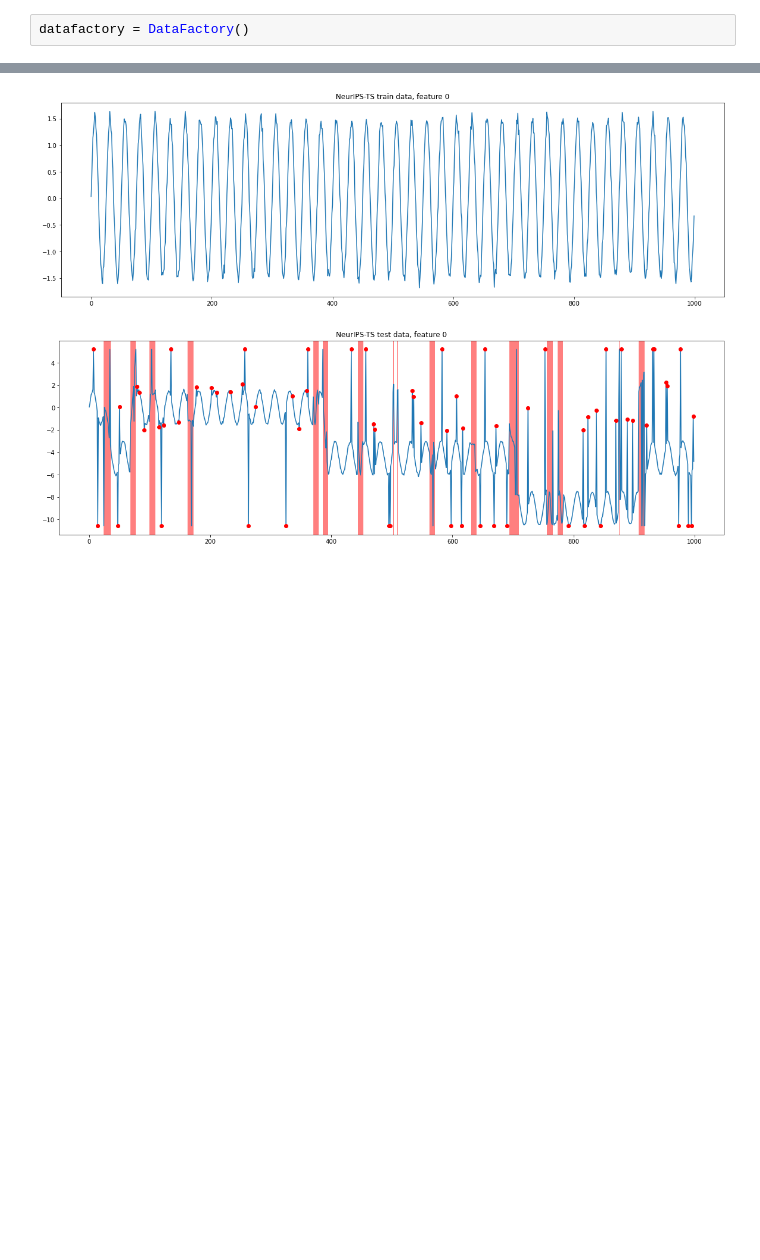
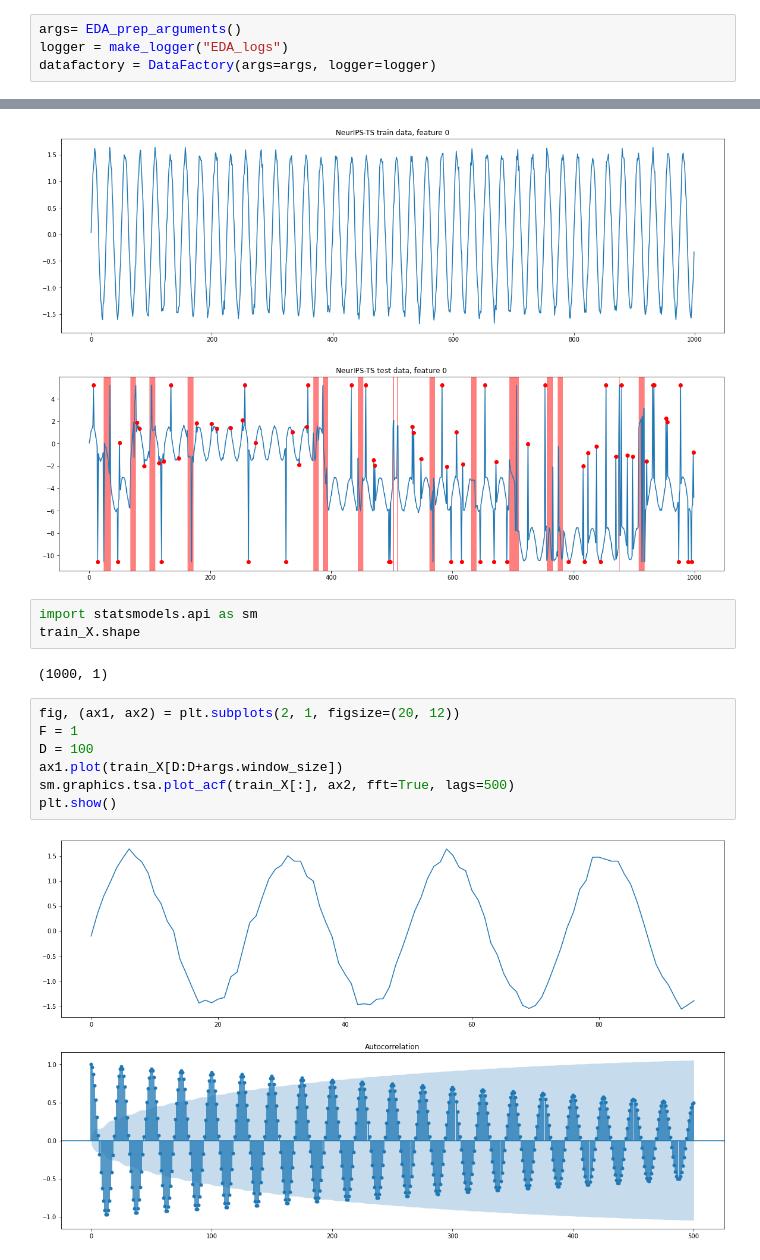
Before and after one commit to carrtesy/TSADBench, a Jupyter notebook: EDA/NeurIPS-TS-UNI.ipynb, the cells around one changed output, grey strips where cells are left out. Cells and saved outputs as stored; diff of their text form; blank space fills up the shorter version.

Commit message:
[20230104] EDA Plots - Autocorrelation

```diff
--- a/EDA/NeurIPS-TS-UNI.ipynb
+++ b/EDA/NeurIPS-TS-UNI.ipynb
@@ -14,2 +16,4 @@ from data.load_data import DataFactory
 # %%
-datafactory = DataFactory()
+args= EDA_prep_arguments()
+logger = make_logger("EDA_logs")
+datafactory = DataFactory(args=args, logger=logger)
@@ -44,3 +46,17 @@ datafactory.visualize_dataset(train_X, train_y, test_X, test_y, dataset_name=dat
 # %% [output]
 [figure]
 [figure]
+# %%
+import statsmodels.api as sm
+train_X.shape
+# %% [output]
+(1000, 1)
+# %%
+fig, (ax1, ax2) = plt.subplots(2, 1, figsize=(20, 12))
+F = 1
+D = 100
+ax1.plot(train_X[D:D+args.window_size])
+sm.graphics.tsa.plot_acf(train_X[:], ax2, fft=True, lags=500)
+plt.show()
+# %% [output]
+[figure, added]
```
Also changed, not shown: parts of 4 cells of this notebook, 9 other files.
